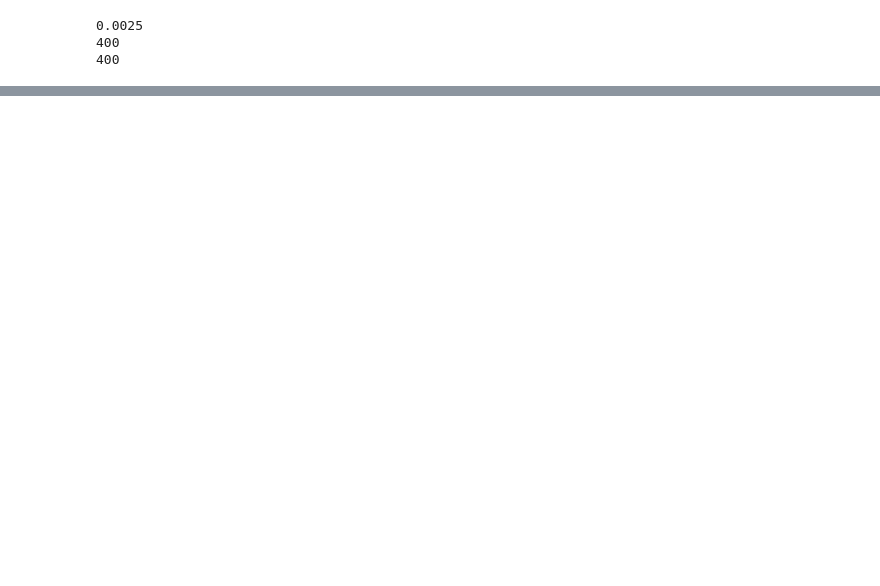
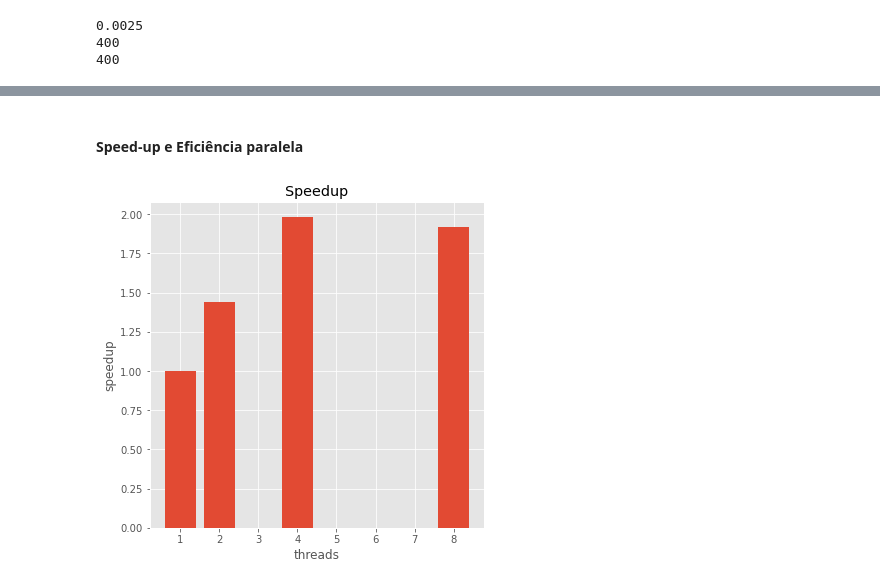
Before and after one commit to antoniomedeiros1/poisson-2d, a Jupyter notebook: results.ipynb, the cells around one changed output, grey strips where cells are left out. Saved outputs shown, nothing was run; the diff lists cells and outputs as text; code cells hidden in the pictures; blank space fills up the shorter version.

```diff
--- a/results.ipynb
+++ b/results.ipynb
@@ -43,0 +53,10 @@ print(M)
+# %%
+data = {
+    'Iterações': [  127816,   127816,   127816,   127816],
+    'u(.5, .5)': [-3.75572, -3.75572, -3.75572, -3.75572],
+    'Tempo':     [  24.482,  16.9711,  12.3548,  12.7624],
+}
+
+df = pd.DataFrame(data, index=[1, 2, 4, 8])
+df.index.name = 'threads'
+df
@@ -43,0 +70,21 @@ print(M)
+# %% [markdown]
+#### Speed-up e Eficiência paralela
+# %%
+threads    = list(df.index)
+speedup    = []
+eficiencia = []
+
+seq = df.loc[1, 'Tempo']
+
+for i in df['Tempo']:
+    speedup.append(seq/i)
+    eficiencia.append(100*speedup[-1]/seq)
+# %%
+plt.figure(figsize=(6, 6))
+plt.bar(threads, speedup)
+plt.title('Speedup')
+plt.xlabel('threads')
+plt.ylabel('speedup')
+plt.show()
+# %% [output]
+[figure, added]
```
Also changed, not shown: parts of 11 cells of this notebook, 1 other file.
